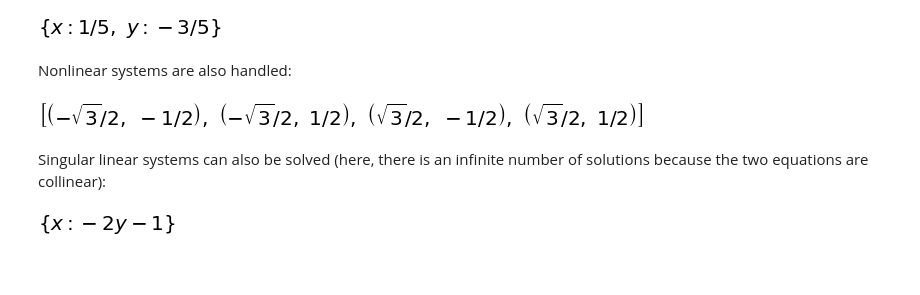
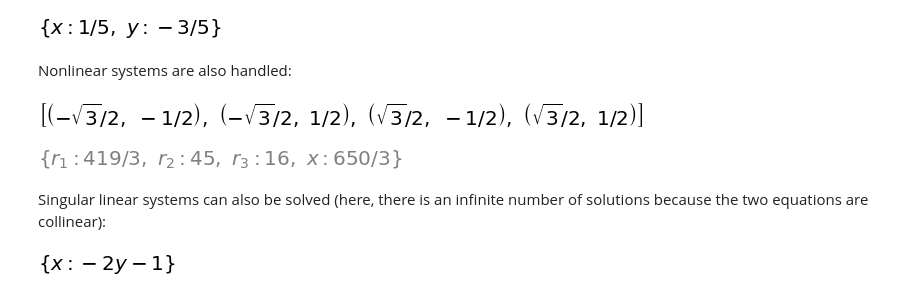
Before and after one commit to FallenGameR/LearningPython, a Jupyter notebook: Tutorial/Symbol Equations.ipynb, the cells around one changed output. Cells and saved outputs as stored; diff of their text form; code cells hidden in the pictures; blank space fills up the shorter version.

```diff
--- a/Tutorial/Symbol Equations.ipynb
+++ b/Tutorial/Symbol Equations.ipynb
@@ -78,6 +78,11 @@ Nonlinear systems are also handled:
 solve([x**2 + y**2 - 1, x**2 - y**2 - S(1) / 2], x, y)
 # %% [output]
 [figure]
+# %%
+var('x r1 r2 r3')
+solve([x*2/5+53-r1, (x-r1)*3/7+12-r2, (x-r1-r2)*1/4+8-r3, x-r1-r2-r3-16], x, r1, r2, r3)
+# %% [output]
+[figure, added]
 # %% [markdown]
 Singular linear systems can also be solved (here, there is an infinite number of solutions because the two equations are collinear):
 # %%
```
Also changed, not shown: 1 other file.
